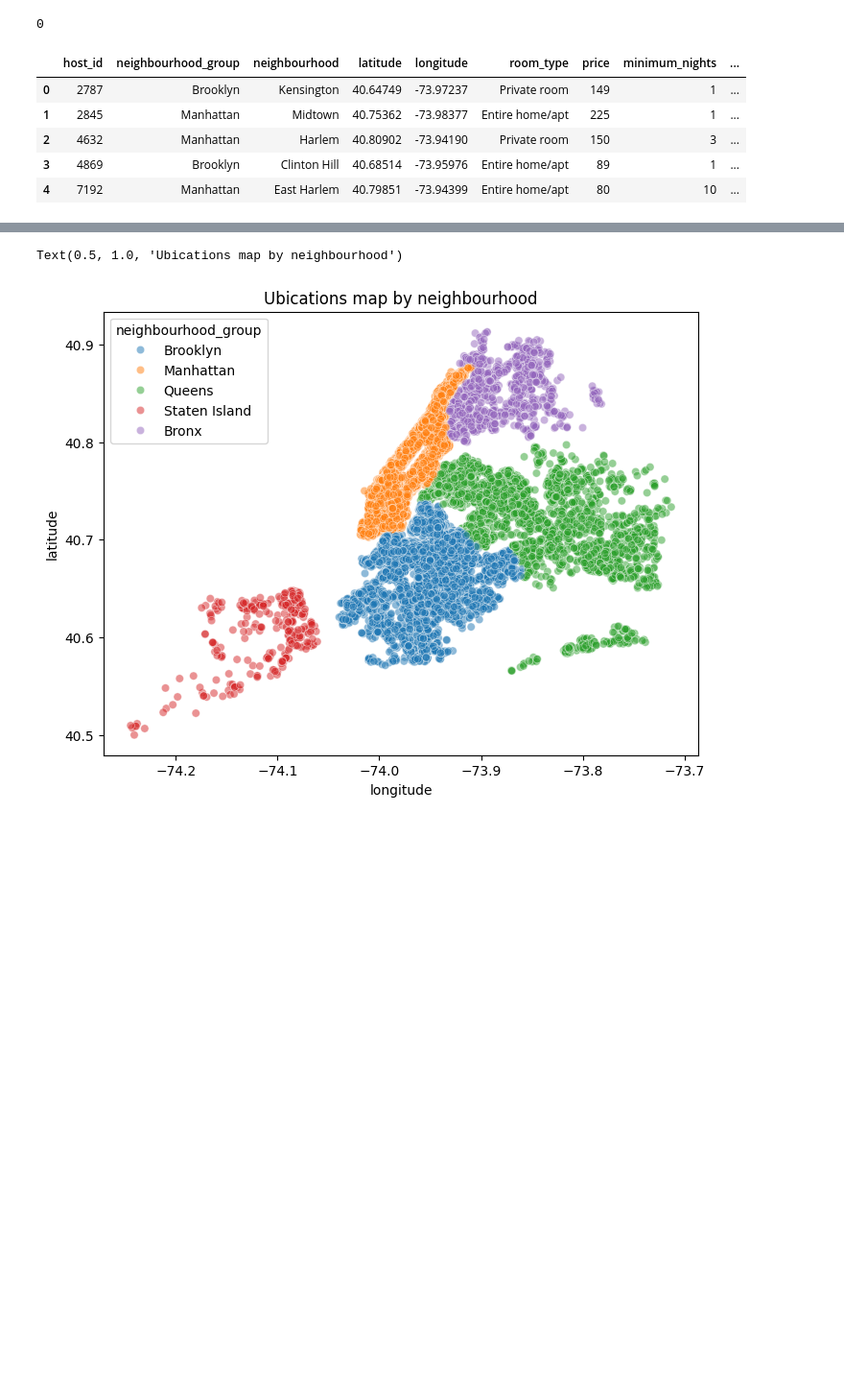
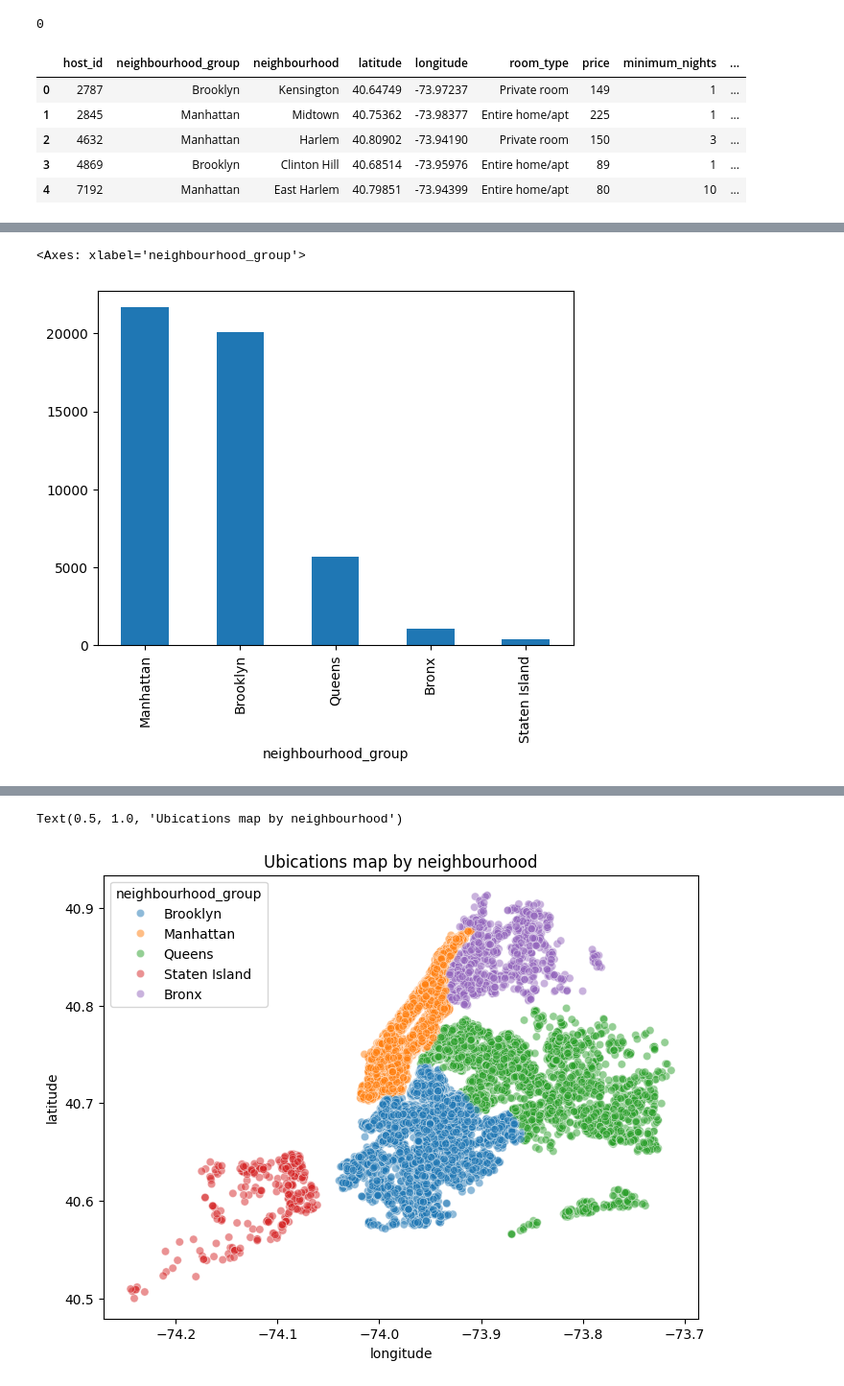
Before and after one commit to 4GeeksAcademy/agumarquez-machine-learning-python-template, a Jupyter notebook: src/explore.ipynb, the cells around one changed output, grey strips where cells are left out. Shown: that part at 96% size. Drawn from its saved outputs; the diff is of its cells as text; code cells hidden in the pictures; blank space fills up the shorter version.

```diff
--- a/src/explore.ipynb
+++ b/src/explore.ipynb
@@ -52,3 +52,6 @@ df.head()
 | 2 | 4632 | Manhattan | Harlem | 40.80902 | -73.94190 | Private room | 150 | 3 | ... |
 | 3 | 4869 | Brooklyn | Clinton Hill | 40.68514 | -73.95976 | Entire home/apt | 89 | 1 | ... |
 | 4 | 7192 | Manhattan | East Harlem | 40.79851 | -73.94399 | Entire home/apt | 80 | 10 | ... |
+# %%
+groups = df['neighbourhood_group'].value_counts()
+print(groups)
@@ -54,0 +66,5 @@ df.head()
+# %%
+groups.plot(kind="bar")
+# %% [output]
+<Axes: xlabel='neighbourhood_group'>
+[figure, added]
```
Also changed, not shown: parts of 11 cells of this notebook, 1 other file.
